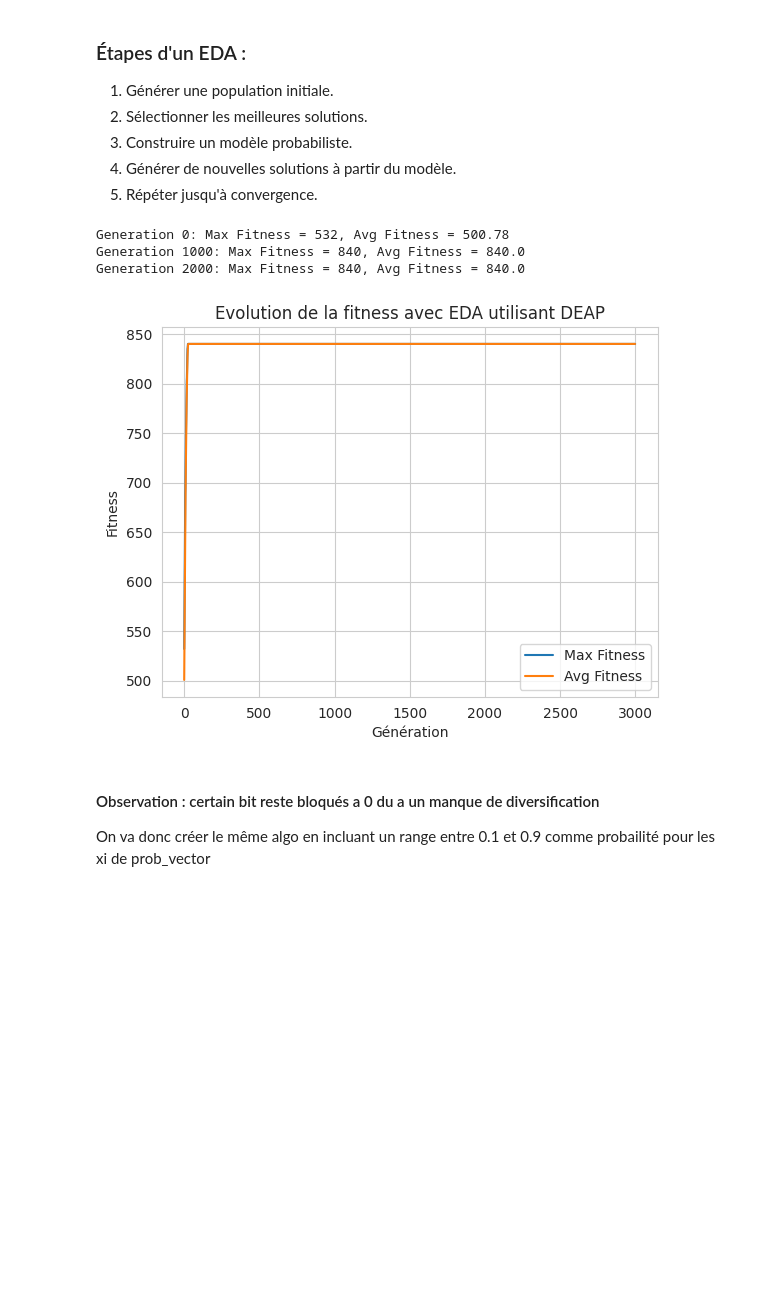
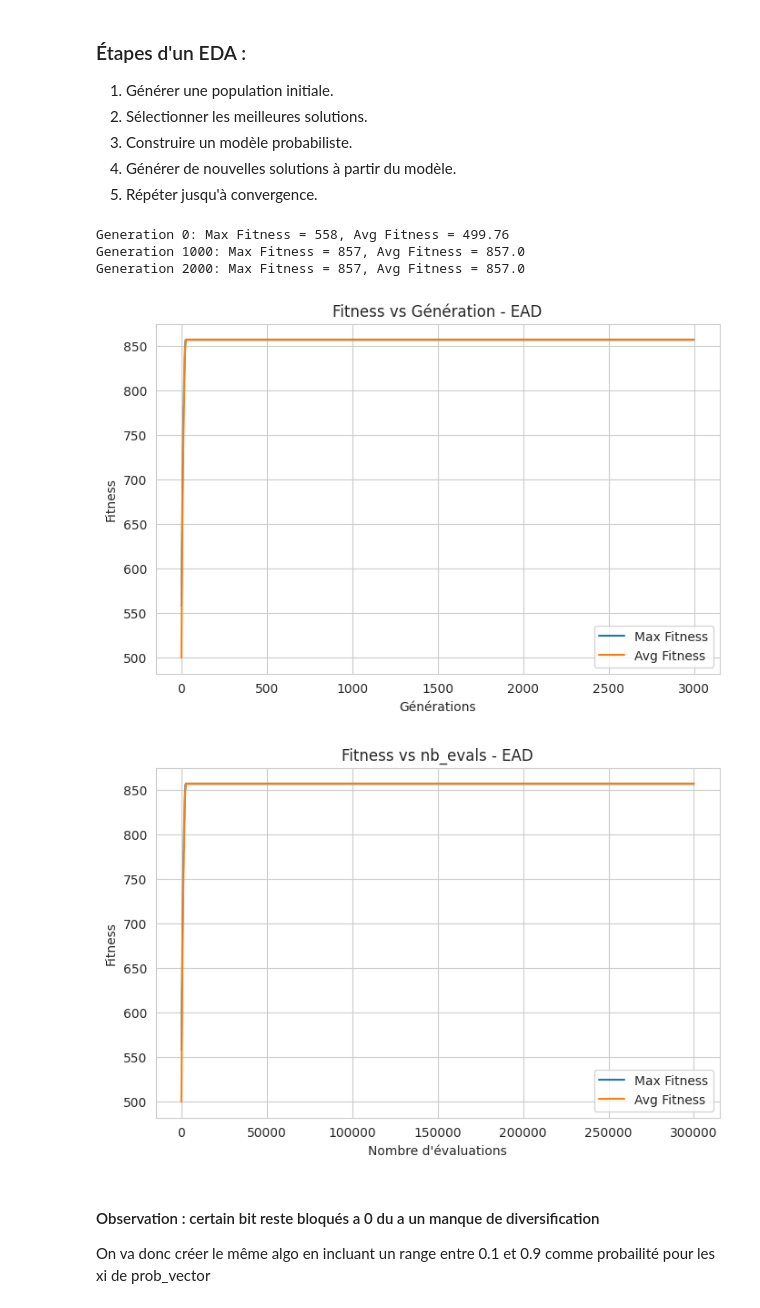
Before and after one commit to LandOS973/Decision, a Jupyter notebook: EAD.ipynb, the cells around one changed output. Drawn from its saved outputs; the diff is of its cells as text; code cells hidden in the pictures; blank space fills up the shorter version.

```diff
--- a/EAD.ipynb
+++ b/EAD.ipynb
@@ -59,7 +59,7 @@ def EAD():
     prob_vector = [0.5] * ONE_MAX_LENGTH
     # stockage de l'historique
     logbook = []
-
+    nb_evals = 0
     for generation in range(MAX_GENERATIONS):
         population = []
         for i in range(POPULATION_SIZE):
@@ -69,6 +69,7 @@ def EAD():
         fitnesses = list(map(toolbox.evaluate, population))
         for individual, fitness in zip(population, fitnesses):
             individual.fitness.values = fitness
+            nb_evals += 1
         # selections des 10 meilleurs individus
         best_individuals = tools.selBest(population, 10)
         # Mise à jour du vecteur de probabilité
@@ -77,7 +78,7 @@ def EAD():
         # Collecte des statistiques
         max_fitness = max(fitnesses)[0]
         avg_fitness = np.mean([fit[0] for fit in fitnesses])
-        logbook.append({"max": max_fitness, "avg": avg_fitness})
+        logbook.append({"max": max_fitness, "avg": avg_fitness, "nb_evals": nb_evals})
 
         # Affichage des statistiques pour chaque génération
         if generation % 1000 == 0:
@@ -90,25 +91,47 @@ def EAD():
     return logbook
 # %%
 logbook = EAD()
-def printEAD(logbook, title):
-    gen_numbers = range(len(logbook))
-    max_fitness_values = [record['max'] for record in logbook]
-    avg_fitness_values = [record['avg'] for record in logbook]
+def printEAD(logbook, title="EAD"):
+    import matplotlib.pyplot as plt
+    # Extract the data
+    gens = range(len(logbook))
+    max_vals = [entry["max"] for entry in logbook]
+    avg_vals = [entry["avg"] for entry in logbook]
+    nb_evals = [entry["nb_evals"] for entry in logbook]
 
-    plt.plot(gen_numbers, max_fitness_values, label='Max Fitness')
-    plt.plot(gen_numbers, avg_fitness_values, label='Avg Fitness')
-    plt.xlabel('Génération')
-    plt.ylabel('Fitness')
-    plt.title(title)
+    #
+    # 1) Plot Fitness vs Generation
+    #
+    plt.figure(figsize=(8, 5))
+    plt.plot(gens, max_vals, label="Max Fitness")
+    plt.plot(gens, avg_vals, label="Avg Fitness")
+    plt.xlabel("Générations")
+    plt.ylabel("Fitness")
+    plt.title(f"Fitness vs Génération - {title}")
+    plt.grid(True)
     plt.legend()
     plt.show()
 
-printEAD(logbook, "Evolution de la fitness avec EDA utilisant DEAP")
+    #
+    # 2) Plot Fitness vs nb_evals
+    #
+    plt.figure(figsize=(8, 5))
+    plt.plot(nb_evals, max_vals, label="Max Fitness")
+    plt.plot(nb_evals, avg_vals, label="Avg Fitness")
+    plt.xlabel("Nombre d'évaluations")
+    plt.ylabel("Fitness")
+    plt.title(f"Fitness vs nb_evals - {title}")
+    plt.grid(True)
+    plt.legend()
+    plt.show()
+
+printEAD(logbook, "EAD")
 # %% [output]
-Generation 0: Max Fitness = 532, Avg Fitness = 500.78
-Generation 1000: Max Fitness = 840, Avg Fitness = 840.0
-Generation 2000: Max Fitness = 840, Avg Fitness = 840.0
+Generation 0: Max Fitness = 558, Avg Fitness = 499.76
+Generation 1000: Max Fitness = 857, Avg Fitness = 857.0
+Generation 2000: Max Fitness = 857, Avg Fitness = 857.0
-[figure, old version]
+[figure, new version]
+[figure, added]
 # %% [markdown]
 #### Observation : certain bit reste bloqués a 0 du a un manque de diversification
 On va donc créer le même algo en incluant un range entre 0.1 et 0.9 comme probailité pour les xi de prob_vector
```
Also changed, not shown: parts of 3 cells of this notebook, 52 other files.
